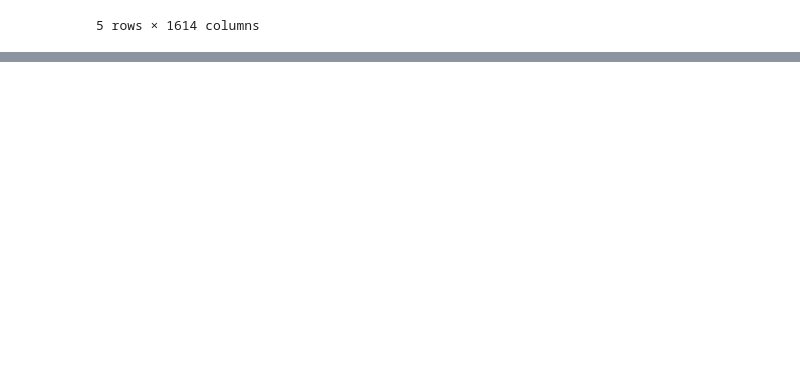
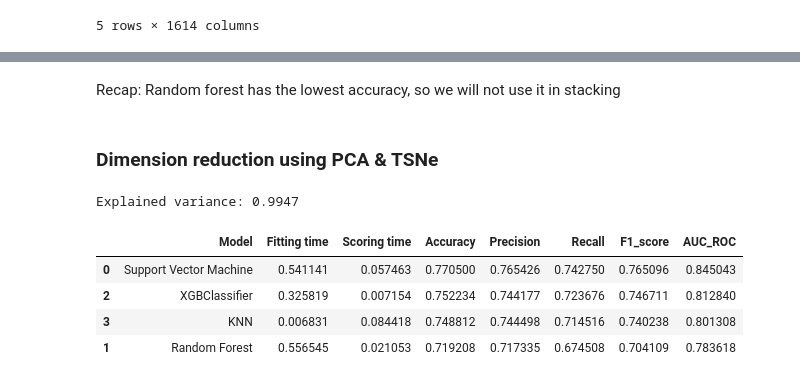
Before and after one commit to StefanPushkov/TestDocker, a Jupyter notebook: jupyter/ClassicML.ipynb, the cells around one changed output, grey strips where cells are left out. Cells and saved outputs as stored; diff of their text form; code cells hidden in the pictures; blank space fills up the shorter version.

```diff
--- a/jupyter/ClassicML.ipynb
+++ b/jupyter/ClassicML.ipynb
@@ -153,0 +212,12 @@ print(metrics.confusion_matrix(y_test, y_preds))
+# %% [markdown]
+Recap: Random forest has the lowest accuracy, so we will not use it in stacking
+# %% [markdown]
+### Dimension reduction using PCA & TSNe
+# %%
+n_comp = 250
+pca = PCA(n_components=n_comp)
+X_train_pca = pca.fit_transform(X_train)
+# %%
+print('Explained variance: %.4f' % pca.explained_variance_ratio_.sum())
+# %% [output]
+Explained variance: 0.9947
@@ -153,0 +275,35 @@ print(metrics.confusion_matrix(y_test, y_preds))
+# %%
+# K-Nearest Neighbors
+KNN = KNeighborsClassifier()
+
+scoring = ['accuracy', 'precision_macro', 'recall_macro' , 'f1_weighted', 'roc_auc']
+scores_knn = cross_validate(KNN, X_train_pca, Y_train, scoring=scoring, cv=5)
+
+sorted(scores_knn.keys())
+KNN_fit_time = scores_knn['fit_time'].mean()
+KNN_score_time = scores_knn['score_time'].mean()
+KNN_accuracy = scores_knn['test_accuracy'].mean()
+KNN_precision = scores_knn['test_precision_macro'].mean()
+KNN_recall = scores_knn['test_recall_macro'].mean()
+KNN_f1 = scores_knn['test_f1_weighted'].mean()
+KNN_roc = scores_knn['test_roc_auc'].mean()
+# %%
+# Comparison of algorithms
+models_pca = pd.DataFrame({
+    'Model'       : ['Support Vector Machine', 'Random Forest', 'XGBClassifier', 'KNN'],
+    'Fitting time': [SVM_fit_time, forest_fit_time, XGB_fit_time, KNN_fit_time],
+    'Scoring time': [SVM_score_time, forest_score_time, XGB_score_time, KNN_score_time],
+    'Accuracy'    : [SVM_accuracy, forest_accuracy, XGB_accuracy, KNN_accuracy],
+    'Precision'   : [SVM_precision, forest_precision, XGB_precision, KNN_precision],
+    'Recall'      : [SVM_recall, forest_recall, XGB_recall, KNN_recall],
+    'F1_score'    : [SVM_f1, forest_f1, XGB_f1, KNN_f1],
+    'AUC_ROC'     : [SVM_roc, forest_roc, XGB_roc, KNN_roc],
+    }, columns = ['Model', 'Fitting time', 'Scoring time', 'Accuracy', 'Precision', 'Recall', 'F1_score', 'AUC_ROC'])
+
+models_pca.sort_values(by='AUC_ROC', ascending=False)
+# %% [output]
+|  | Model | Fitting time | Scoring time | Accuracy | Precision | Recall | F1_score | AUC_ROC |
+| 0 | Support Vector Machine | 0.541141 | 0.057463 | 0.770500 | 0.765426 | 0.742750 | 0.765096 | 0.845043 |
+| 2 | XGBClassifier | 0.325819 | 0.007154 | 0.752234 | 0.744177 | 0.723676 | 0.746711 | 0.812840 |
+| 3 | KNN | 0.006831 | 0.084418 | 0.748812 | 0.744498 | 0.714516 | 0.740238 | 0.801308 |
+| 1 | Random Forest | 0.556545 | 0.021053 | 0.719208 | 0.717335 | 0.674508 | 0.704109 | 0.783618 |
```
Also changed, not shown: parts of 66 cells of this notebook.
